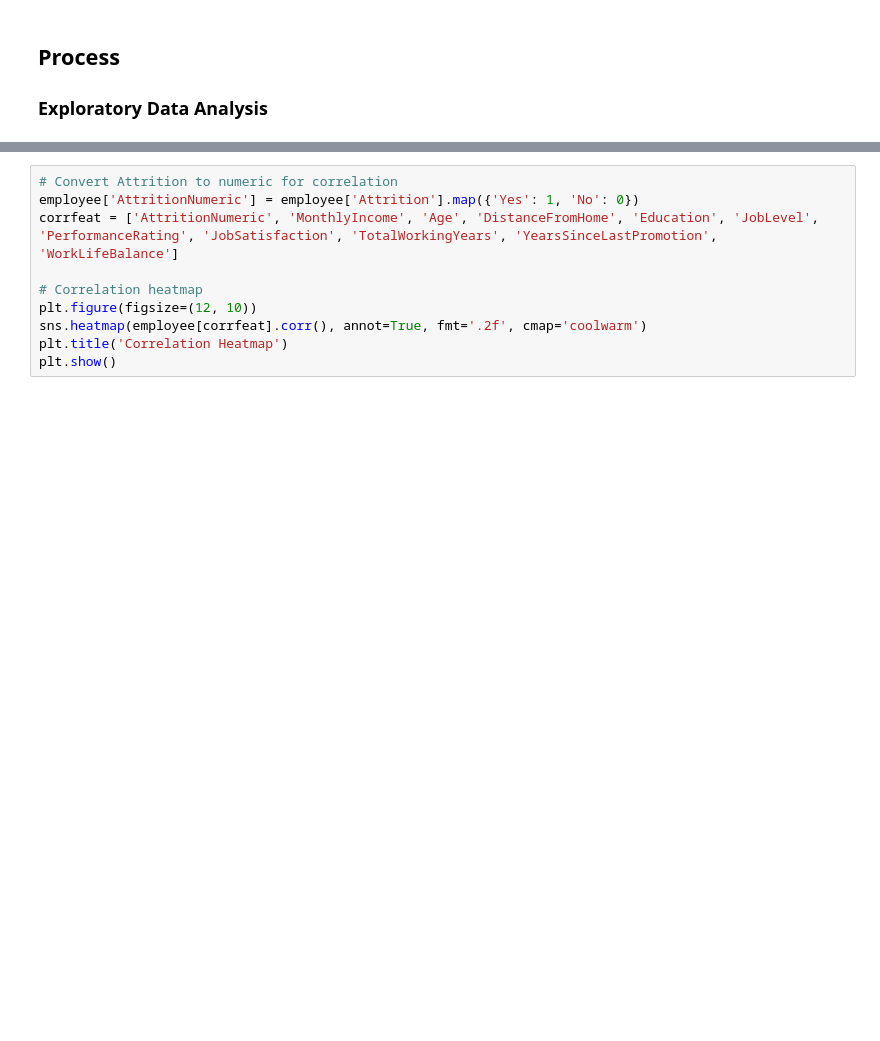
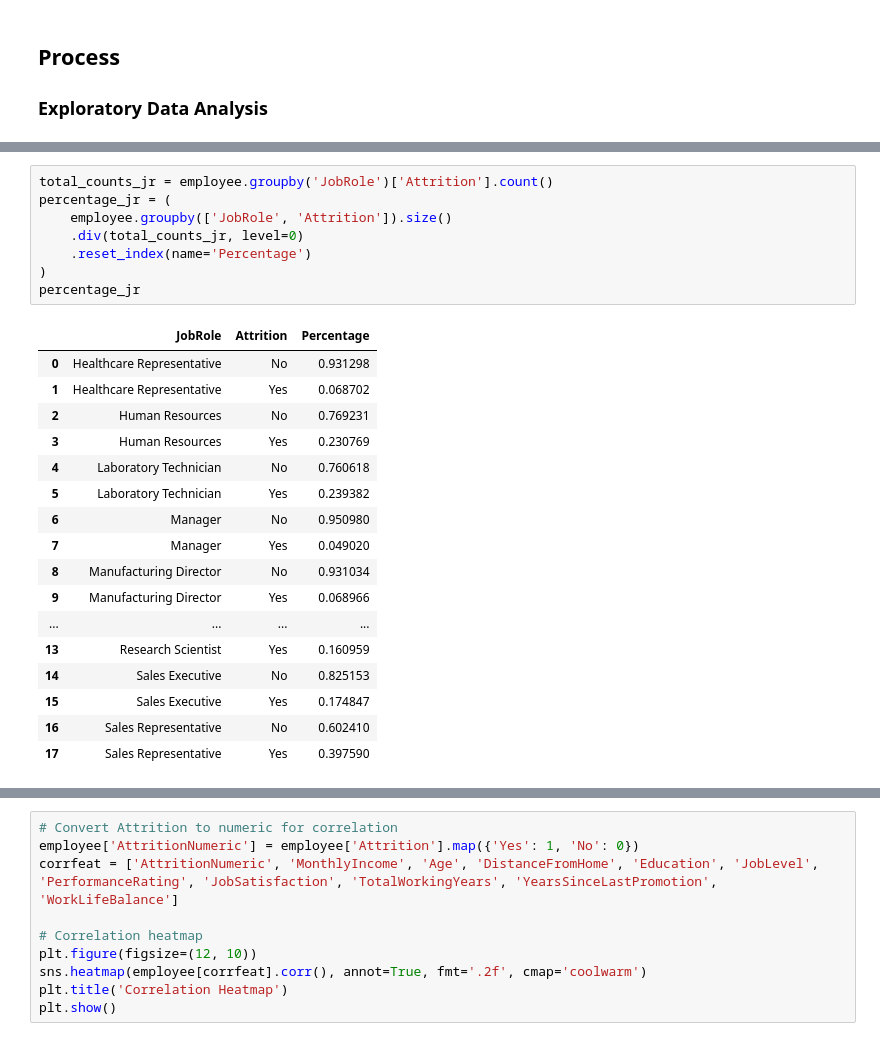
Before and after one commit to vtrackstar/Google-DA-Projects, a Jupyter notebook: ibm-employee-attrition-data-analysis-project.ipynb, the cells around one changed output, grey strips where cells are left out. Saved outputs shown, nothing was run; the diff lists cells and outputs as text; blank space fills up the shorter version.

```diff
--- a/ibm-employee-attrition-data-analysis-project.ipynb
+++ b/ibm-employee-attrition-data-analysis-project.ipynb
@@ -196,0 +205,26 @@ plt.show()
+# %%
+total_counts_jr = employee.groupby('JobRole')['Attrition'].count()
+percentage_jr = (
+    employee.groupby(['JobRole', 'Attrition']).size()
+    .div(total_counts_jr, level=0)
+    .reset_index(name='Percentage')
+)
+percentage_jr
+# %% [output]
+|  | JobRole | Attrition | Percentage |
+| 0 | Healthcare Representative | No | 0.931298 |
+| 1 | Healthcare Representative | Yes | 0.068702 |
+| 2 | Human Resources | No | 0.769231 |
+| 3 | Human Resources | Yes | 0.230769 |
+| 4 | Laboratory Technician | No | 0.760618 |
+| 5 | Laboratory Technician | Yes | 0.239382 |
+| 6 | Manager | No | 0.950980 |
+| 7 | Manager | Yes | 0.049020 |
+| 8 | Manufacturing Director | No | 0.931034 |
+| 9 | Manufacturing Director | Yes | 0.068966 |
+| ... | ... | ... | ... |
+| 13 | Research Scientist | Yes | 0.160959 |
+| 14 | Sales Executive | No | 0.825153 |
+| 15 | Sales Executive | Yes | 0.174847 |
+| 16 | Sales Representative | No | 0.602410 |
+| 17 | Sales Representative | Yes | 0.397590 |
```
Also changed, not shown: parts of 4 cells of this notebook.
